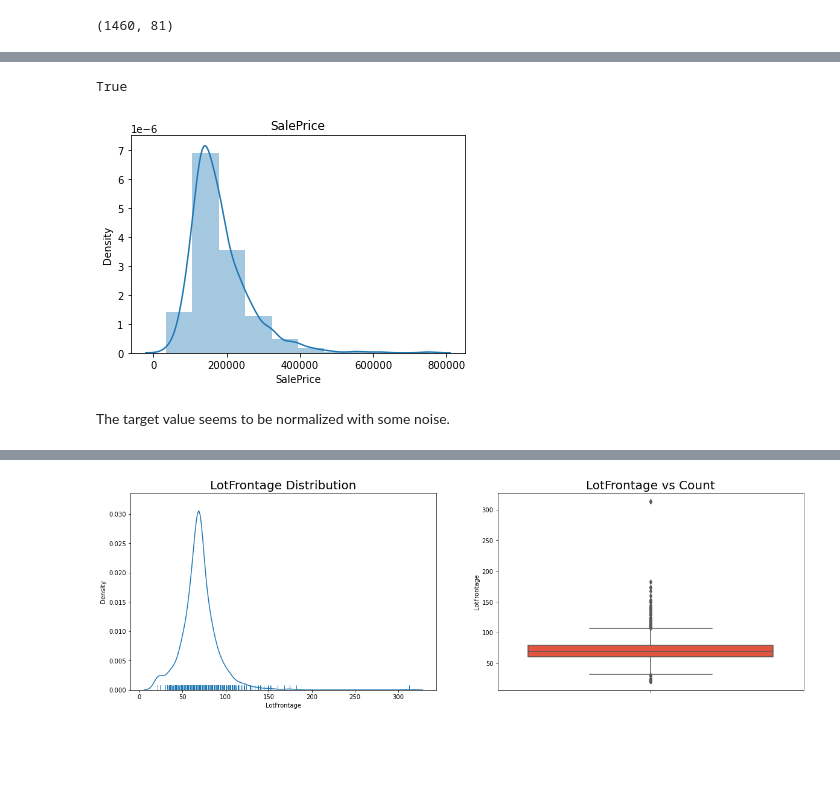
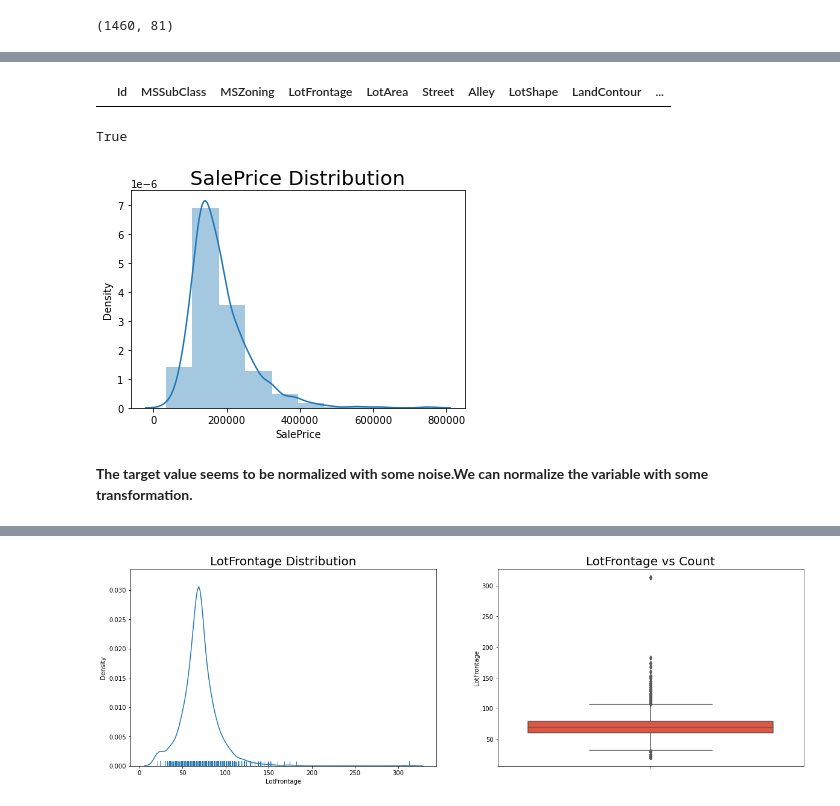
Before and after one commit to GautiBhutani/HousePredictionAssignment, a Jupyter notebook: advanced_regression-part1.ipynb, the cells around one changed output, grey strips where cells are left out. Cells and saved outputs as stored; diff of their text form; code cells hidden in the pictures; blank space fills up the shorter version.

```diff
--- a/advanced_regression-part1.ipynb
+++ b/advanced_regression-part1.ipynb
@@ -96,4 +99,10 @@ house_df.describe()
 | 50% | 730.500000 | 50.000000 | 69.000000 | 9478.500000 | 6.000000 | 5.000000 | 1973.000000 | 1994.000000 | ... |
 | 75% | 1095.250000 | 70.000000 | 80.000000 | 11601.500000 | 7.000000 | 6.000000 | 2000.000000 | 2004.000000 | ... |
 | max | 1460.000000 | 190.000000 | 313.000000 | 215245.000000 | 10.000000 | 9.000000 | 2010.000000 | 2010.000000 | ... |
+# %%
+# Check for duplicate values in the dataset
+
+house_df[house_df.duplicated(keep=False)]
+# %% [output]
+|  | Id | MSSubClass | MSZoning | LotFrontage | LotArea | Street | Alley | LotShape | LandContour | ... |
 # %%
@@ -104,12 +113,10 @@ True
 # %%
 # Visualise the target variable
 
-#house_df['SalePrice'] = np.log1p(house_df['SalePrice'])
-
-plt.title('SalePrice')
+plt.title('SalePrice Distribution', fontdict = {'fontsize' : 20})
 sns.distplot(house_df['SalePrice'], bins=10)
 plt.show()
 # %% [output]
-[figure, old version]
+[figure, new version]
 # %% [markdown]
-The target value seems to be normalized with some noise.
+**The target value seems to be normalized with some noise.We can normalize the variable with some transformation.**
```
Also changed, not shown: parts of 115 cells of this notebook, 1 other file.
